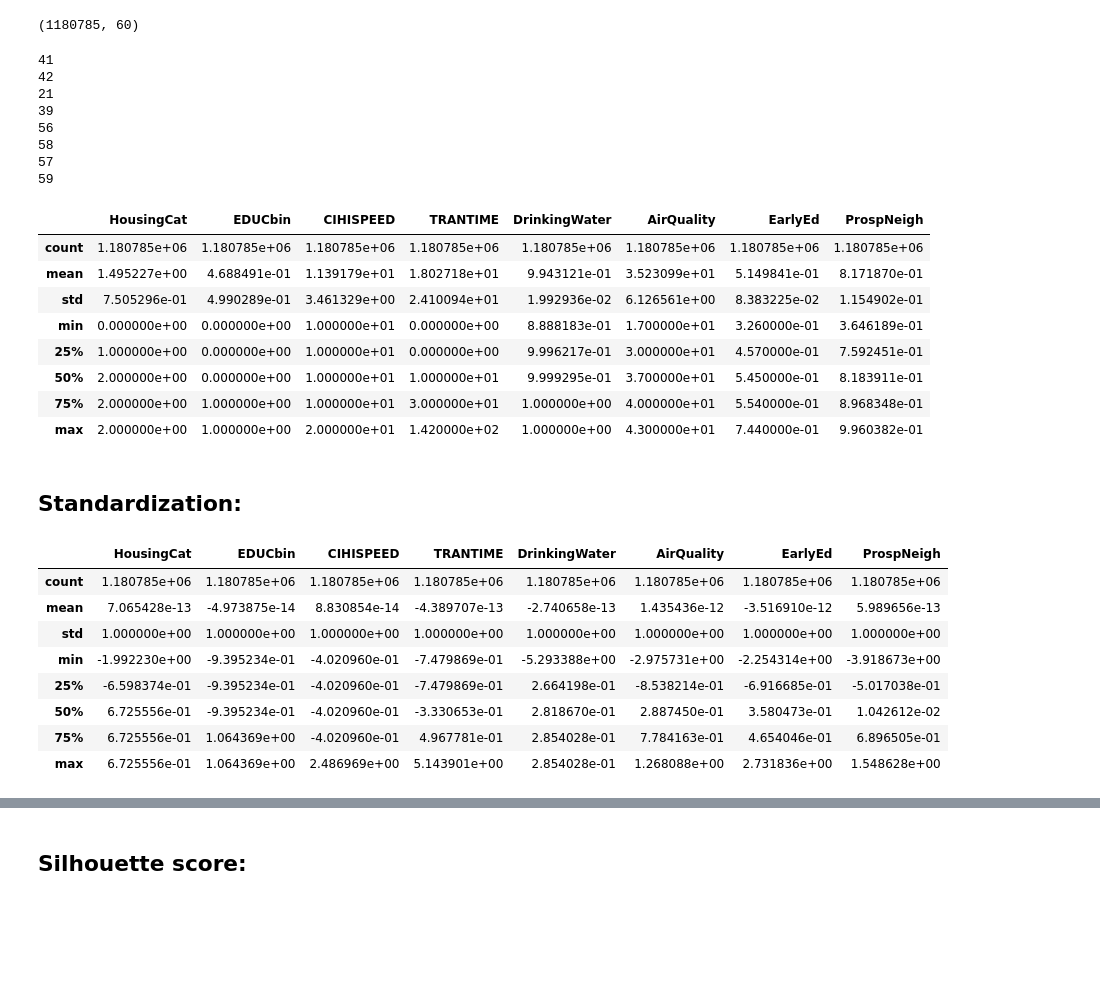
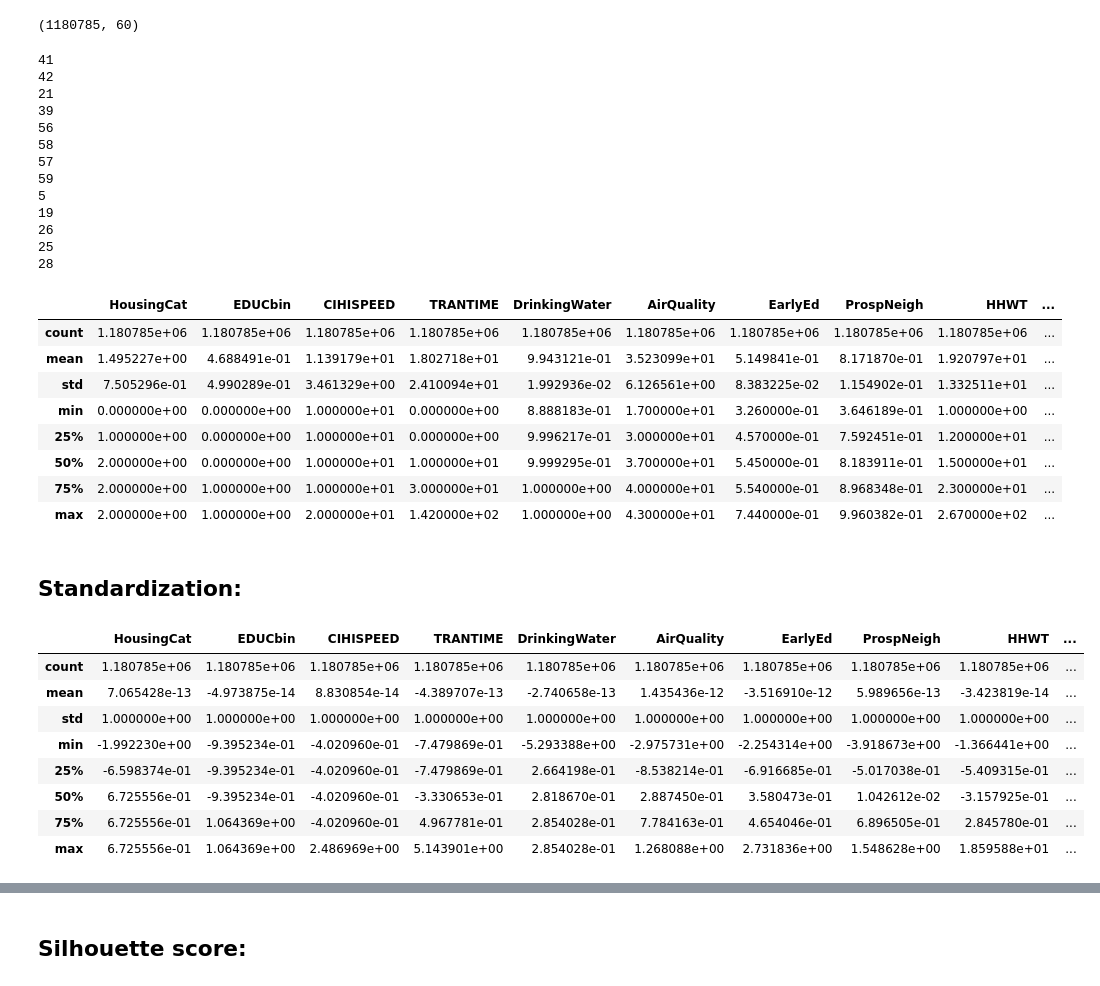
Before and after one commit to aren-kab/CDI-Capstone, a Jupyter notebook: 2019Clustering.ipynb, the cells around one changed output, grey strips where cells are left out. Saved outputs shown, nothing was run; the diff lists cells and outputs as text; code cells hidden in the pictures; blank space fills up the shorter version.

```diff
--- a/2019Clustering.ipynb
+++ b/2019Clustering.ipynb
@@ -187,6 +187,11 @@ print(joined2019_2.columns.get_loc("DrinkingWater"))
 print(joined2019_2.columns.get_loc("AirQuality"))
 print(joined2019_2.columns.get_loc("EarlyEd"))
 print(joined2019_2.columns.get_loc("ProspNeigh"))
+print(joined2019_2.columns.get_loc("HHWT"))
+print(joined2019_2.columns.get_loc("HHINCOME"))
+print(joined2019_2.columns.get_loc("RACE"))
+print(joined2019_2.columns.get_loc("AGE"))
+print(joined2019_2.columns.get_loc("HISPAN"))
 # %% [output]
 41
 42
@@ -196,20 +201,25 @@ print(joined2019_2.columns.get_loc("ProspNeigh"))
 58
 57
 59
+5
+19
+26
+25
+28
 # %%
-X = joined2019_2.iloc[:, [41,42,21,39,56,58,57,59]]
+X = joined2019_2.iloc[:, [41,42,21,39,56,58,57,59,5,19,26,25,28]]
 # %%
 X.describe()
 # %% [output]
-|  | HousingCat | EDUCbin | CIHISPEED | TRANTIME | DrinkingWater | AirQuality | EarlyEd | ProspNeigh |
-| count | 1.180785e+06 | 1.180785e+06 | 1.180785e+06 | 1.180785e+06 | 1.180785e+06 | 1.180785e+06 | 1.180785e+06 | 1.180785e+06 |
-| mean | 1.495227e+00 | 4.688491e-01 | 1.139179e+01 | 1.802718e+01 | 9.943121e-01 | 3.523099e+01 | 5.149841e-01 | 8.171870e-01 |
-| std | 7.505296e-01 | 4.990289e-01 | 3.461329e+00 | 2.410094e+01 | 1.992936e-02 | 6.126561e+00 | 8.383225e-02 | 1.154902e-01 |
-| min | 0.000000e+00 | 0.000000e+00 | 1.000000e+01 | 0.000000e+00 | 8.888183e-01 | 1.700000e+01 | 3.260000e-01 | 3.646189e-01 |
-| 25% | 1.000000e+00 | 0.000000e+00 | 1.000000e+01 | 0.000000e+00 | 9.996217e-01 | 3.000000e+01 | 4.570000e-01 | 7.592451e-01 |
-| 50% | 2.000000e+00 | 0.000000e+00 | 1.000000e+01 | 1.000000e+01 | 9.999295e-01 | 3.700000e+01 | 5.450000e-01 | 8.183911e-01 |
-| 75% | 2.000000e+00 | 1.000000e+00 | 1.000000e+01 | 3.000000e+01 | 1.000000e+00 | 4.000000e+01 | 5.540000e-01 | 8.968348e-01 |
-| max | 2.000000e+00 | 1.000000e+00 | 2.000000e+01 | 1.420000e+02 | 1.000000e+00 | 4.300000e+01 | 7.440000e-01 | 9.960382e-01 |
+|  | HousingCat | EDUCbin | CIHISPEED | TRANTIME | DrinkingWater | AirQuality | EarlyEd | ProspNeigh | HHWT | ... |
+| count | 1.180785e+06 | 1.180785e+06 | 1.180785e+06 | 1.180785e+06 | 1.180785e+06 | 1.180785e+06 | 1.180785e+06 | 1.180785e+06 | 1.180785e+06 | ... |
+| mean | 1.495227e+00 | 4.688491e-01 | 1.139179e+01 | 1.802718e+01 | 9.943121e-01 | 3.523099e+01 | 5.149841e-01 | 8.171870e-01 | 1.920797e+01 | ... |
+| std | 7.505296e-01 | 4.990289e-01 | 3.461329e+00 | 2.410094e+01 | 1.992936e-02 | 6.126561e+00 | 8.383225e-02 | 1.154902e-01 | 1.332511e+01 | ... |
+| min | 0.000000e+00 | 0.000000e+00 | 1.000000e+01 | 0.000000e+00 | 8.888183e-01 | 1.700000e+01 | 3.260000e-01 | 3.646189e-01 | 1.000000e+00 | ... |
+| 25% | 1.000000e+00 | 0.000000e+00 | 1.000000e+01 | 0.000000e+00 | 9.996217e-01 | 3.000000e+01 | 4.570000e-01 | 7.592451e-01 | 1.200000e+01 | ... |
+| 50% | 2.000000e+00 | 0.000000e+00 | 1.000000e+01 | 1.000000e+01 | 9.999295e-01 | 3.700000e+01 | 5.450000e-01 | 8.183911e-01 | 1.500000e+01 | ... |
+| 75% | 2.000000e+00 | 1.000000e+00 | 1.000000e+01 | 3.000000e+01 | 1.000000e+00 | 4.000000e+01 | 5.540000e-01 | 8.968348e-01 | 2.300000e+01 | ... |
+| max | 2.000000e+00 | 1.000000e+00 | 2.000000e+01 | 1.420000e+02 | 1.000000e+00 | 4.300000e+01 | 7.440000e-01 | 9.960382e-01 | 2.670000e+02 | ... |
 # %% [markdown]
 ## Standardization:
 # %%
@@ -217,15 +227,15 @@ scaler=StandardScaler()
 scalerNum = scaler.fit(X)
 Xstd = scalerNum.transform(X)
 # %%
-dfX = pd.DataFrame(Xstd, columns=['HousingCat','EDUCbin','CIHISPEED','TRANTIME','DrinkingWater','AirQuality','EarlyEd','ProspNeigh'])
+dfX = pd.DataFrame(Xstd, columns=['HousingCat','EDUCbin','CIHISPEED','TRANTIME','DrinkingWater','AirQuality','EarlyEd','ProspNeigh','HHWT','HHINCOME','RACE','AGE','HISPAN'])
 dfX.describe()
 # %% [output]
-|  | HousingCat | EDUCbin | CIHISPEED | TRANTIME | DrinkingWater | AirQuality | EarlyEd | ProspNeigh |
-| count | 1.180785e+06 | 1.180785e+06 | 1.180785e+06 | 1.180785e+06 | 1.180785e+06 | 1.180785e+06 | 1.180785e+06 | 1.180785e+06 |
-| mean | 7.065428e-13 | -4.973875e-14 | 8.830854e-14 | -4.389707e-13 | -2.740658e-13 | 1.435436e-12 | -3.516910e-12 | 5.989656e-13 |
-| std | 1.000000e+00 | 1.000000e+00 | 1.000000e+00 | 1.000000e+00 | 1.000000e+00 | 1.000000e+00 | 1.000000e+00 | 1.000000e+00 |
-| min | -1.992230e+00 | -9.395234e-01 | -4.020960e-01 | -7.479869e-01 | -5.293388e+00 | -2.975731e+00 | -2.254314e+00 | -3.918673e+00 |
-| 25% | -6.598374e-01 | -9.395234e-01 | -4.020960e-01 | -7.479869e-01 | 2.664198e-01 | -8.538214e-01 | -6.916685e-01 | -5.017038e-01 |
-| 50% | 6.725556e-01 | -9.395234e-01 | -4.020960e-01 | -3.330653e-01 | 2.818670e-01 | 2.887450e-01 | 3.580473e-01 | 1.042612e-02 |
-| 75% | 6.725556e-01 | 1.064369e+00 | -4.020960e-01 | 4.967781e-01 | 2.854028e-01 | 7.784163e-01 | 4.654046e-01 | 6.896505e-01 |
-| max | 6.725556e-01 | 1.064369e+00 | 2.486969e+00 | 5.143901e+00 | 2.854028e-01 | 1.268088e+00 | 2.731836e+00 | 1.548628e+00 |
+|  | HousingCat | EDUCbin | CIHISPEED | TRANTIME | DrinkingWater | AirQuality | EarlyEd | ProspNeigh | HHWT | ... |
+| count | 1.180785e+06 | 1.180785e+06 | 1.180785e+06 | 1.180785e+06 | 1.180785e+06 | 1.180785e+06 | 1.180785e+06 | 1.180785e+06 | 1.180785e+06 | ... |
+| mean | 7.065428e-13 | -4.973875e-14 | 8.830854e-14 | -4.389707e-13 | -2.740658e-13 | 1.435436e-12 | -3.516910e-12 | 5.989656e-13 | -3.423819e-14 | ... |
+| std | 1.000000e+00 | 1.000000e+00 | 1.000000e+00 | 1.000000e+00 | 1.000000e+00 | 1.000000e+00 | 1.000000e+00 | 1.000000e+00 | 1.000000e+00 | ... |
+| min | -1.992230e+00 | -9.395234e-01 | -4.020960e-01 | -7.479869e-01 | -5.293388e+00 | -2.975731e+00 | -2.254314e+00 | -3.918673e+00 | -1.366441e+00 | ... |
+| 25% | -6.598374e-01 | -9.395234e-01 | -4.020960e-01 | -7.479869e-01 | 2.664198e-01 | -8.538214e-01 | -6.916685e-01 | -5.017038e-01 | -5.409315e-01 | ... |
+| 50% | 6.725556e-01 | -9.395234e-01 | -4.020960e-01 | -3.330653e-01 | 2.818670e-01 | 2.887450e-01 | 3.580473e-01 | 1.042612e-02 | -3.157925e-01 | ... |
+| 75% | 6.725556e-01 | 1.064369e+00 | -4.020960e-01 | 4.967781e-01 | 2.854028e-01 | 7.784163e-01 | 4.654046e-01 | 6.896505e-01 | 2.845780e-01 | ... |
+| max | 6.725556e-01 | 1.064369e+00 | 2.486969e+00 | 5.143901e+00 | 2.854028e-01 | 1.268088e+00 | 2.731836e+00 | 1.548628e+00 | 1.859588e+01 | ... |
```
Also changed, not shown: parts of 15 cells of this notebook.
